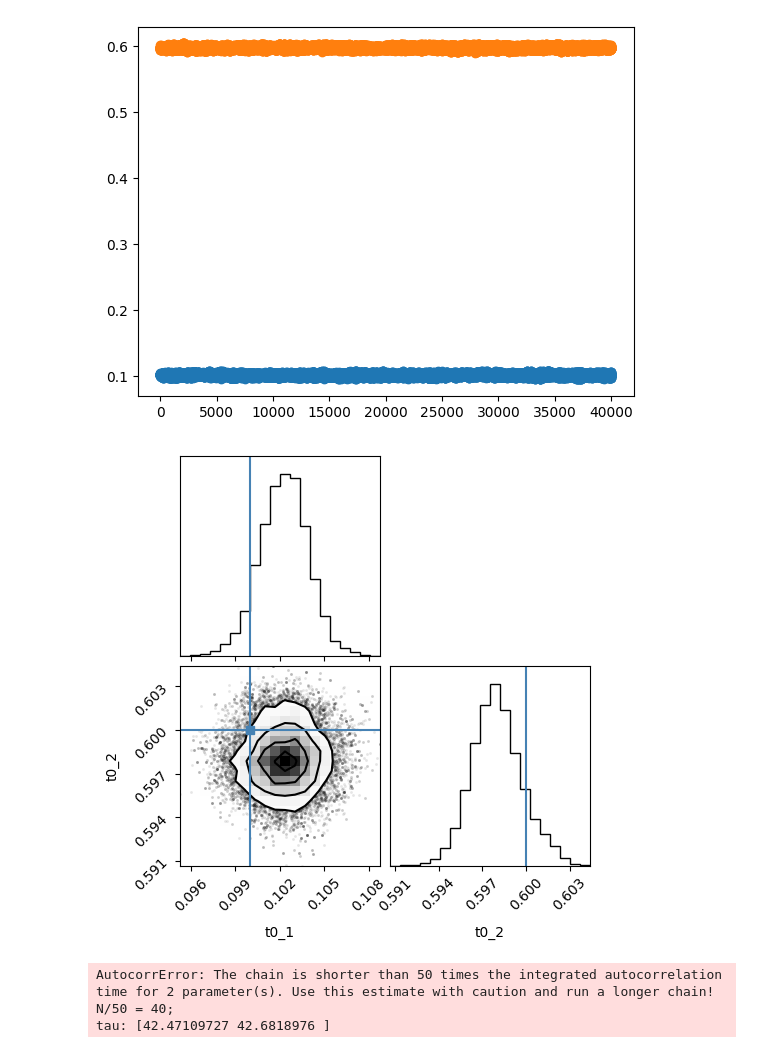
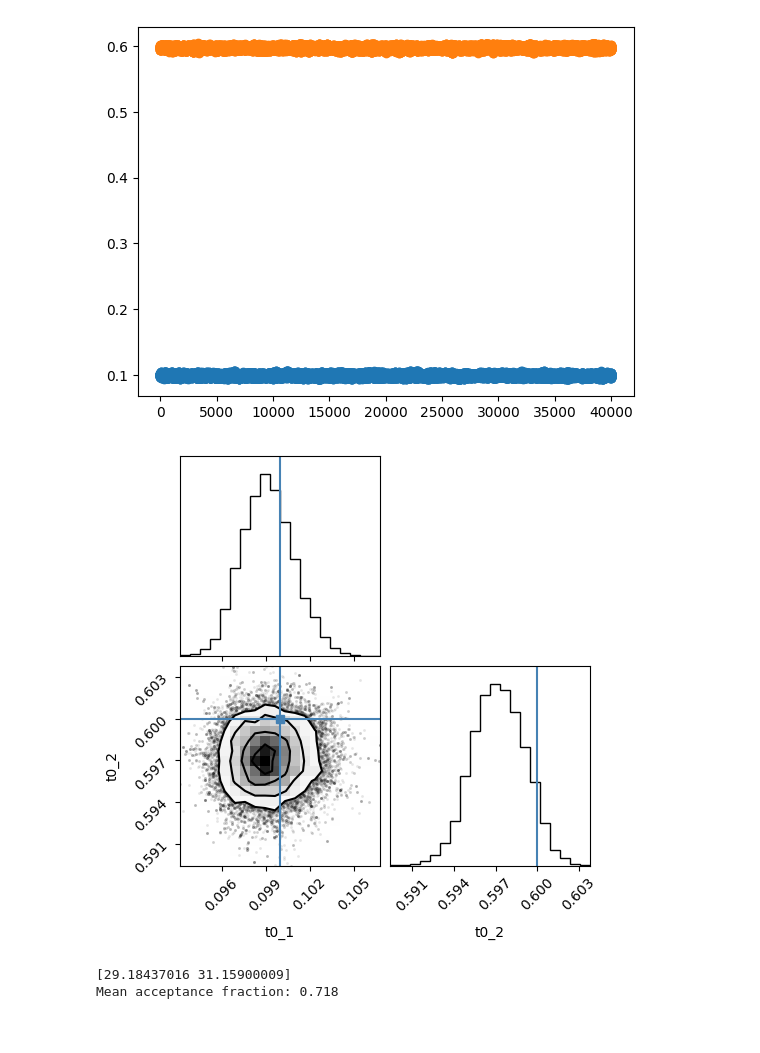
Before and after one commit to Ninavd/FRB-flow, a Jupyter notebook: notebooks/simple_model.ipynb, the cells around one changed output. Cells and saved outputs as stored; diff of their text form; code cells hidden in the pictures.

Commit message:
OOP approach and plotting samples from the posterior

```diff
--- a/notebooks/simple_model.ipynb
+++ b/notebooks/simple_model.ipynb
@@ -33,3 +37,0 @@ x_model, x_counts = simulate_burst(
-# %%
-plot_simulated_burst(time, x_counts, x_model)
-plt.show()
@@ -86,7 +110,7 @@ def log_prob(t0: Iterable[float], *args) -> float:
     return log_likelihood(t0, *args)
 
 # https://emcee.readthedocs.io/en/stable/tutorials/quickstart/
-sampler = emcee.EnsembleSampler(nwalkers, ndim, log_prob, args=[x_counts])
+sampler = emcee.EnsembleSampler(nwalkers, ndim, log_prob, args=[modelparams, x_counts])
 # %%
 # burn-in
 burn_steps = 100
@@ -154,24 +178,27 @@ plt.show()
 # %%
 time = np.linspace(0, 1, 1000)
 N = 2
+
 amp = 16.0
 t0 = 0.1
 rise = 0.03
-skew = 5.0
-
+skew = 5
 ybkg = 5.0
 
-t0_l = [t0, t0+0.5]
-rise_l = [rise, rise]
-amp_l = [amp, amp]
-skew_l = [skew, skew]
+burstparams = {
+    't0'   : [t0, t0+0.5],
+    'amp'  : [amp, amp],
+    'rise' : [rise, rise],
+    'skew' : [skew, skew]
+}
 
-burstparams = np.array([t0_l, amp_l, rise_l, skew_l]).flatten()
+modelparams = {
+    'time' : time,
+    'ncomp': N,
+    'burstparams': burstparams,
+    'ybkg': ybkg
+}
 
-x_model, x_counts = simulate_burst(
-    time=time,
-    ncomp=N,
-    burstparams=burstparams,
-    ybkg=ybkg,
-    return_model=True
-)
+model = Model(time, N, burstparams, ybkg)
+simulator = BurstSimulator(model)
+x_model, x_counts = simulator.simulate_burst(return_model=True)
@@ -257,8 +291,9 @@ State([[0.09755063 0.59233931]
 # %%
 samples = sampler.get_chain(flat=True)
+true_t0 = simulator.get_true('t0')
 
 frequencies, _, _ = plt.hist(samples[:, 0], 50, color="k", histtype="step")
-plt.vlines([0.1],  ymin=0, ymax=max(frequencies), linestyles="dashed", color ='red', label='true $t_{0}$')
+plt.vlines(true_t0[0],  ymin=0, ymax=max(frequencies), linestyles="dashed", color ='red', label='true $t_{0}$')
 
 plt.title("posterior samples with MCMC")
 plt.xlabel("$t_0$ of first peak")
@@ -269,7 +304,7 @@ plt.legend()
 plt.show()
 
 frequencies, _, _ = plt.hist(samples[:, 1], 50, color="k", histtype="step")
-plt.vlines([0.6],  ymin=0, ymax=max(frequencies), linestyles="dashed", color ='red', label='true $t_{0}$')
+plt.vlines(true_t0[1],  ymin=0, ymax=max(frequencies), linestyles="dashed", color ='red', label='true $t_{0}$')
 
 plt.title("posterior samples with MCMC")
 plt.xlabel("$t_0$ of second peak")
@@ -305,16 +340,21 @@ plt.plot(sampler.get_chain(flat=True), 'o')
 # %%
 from corner import corner
 
-fig = corner(samples, labels=["t0_1", "t0_2"], truths=[0.1, 0.6])
+fig = corner(samples, labels=["t0_1", "t0_2"], truths=true_t0)
 # %% [output]
-[figure, old version]
+[figure, new version]
 # %%
 tau = sampler.get_autocorr_time()
 print(tau)
+
+print(
+    "Mean acceptance fraction: {0:.3f}".format(
+        np.mean(sampler.acceptance_fraction)
+    )
+)
 # %% [output]
-AutocorrError: The chain is shorter than 50 times the integrated autocorrelation time for 2 parameter(s). Use this estimate with caution and run a longer chain!
-N/50 = 40;
-tau: [42.47109727 42.6818976 ]
+[29.18437016 31.15900009]
+Mean acceptance fraction: 0.718
 # %%
 fig, axes = plt.subplots(2, figsize=(10, 7), sharex=True)
 labels = ["t0_1", "t0_2"]
```
Also changed, not shown: parts of 17 cells of this notebook, 2 other files.
